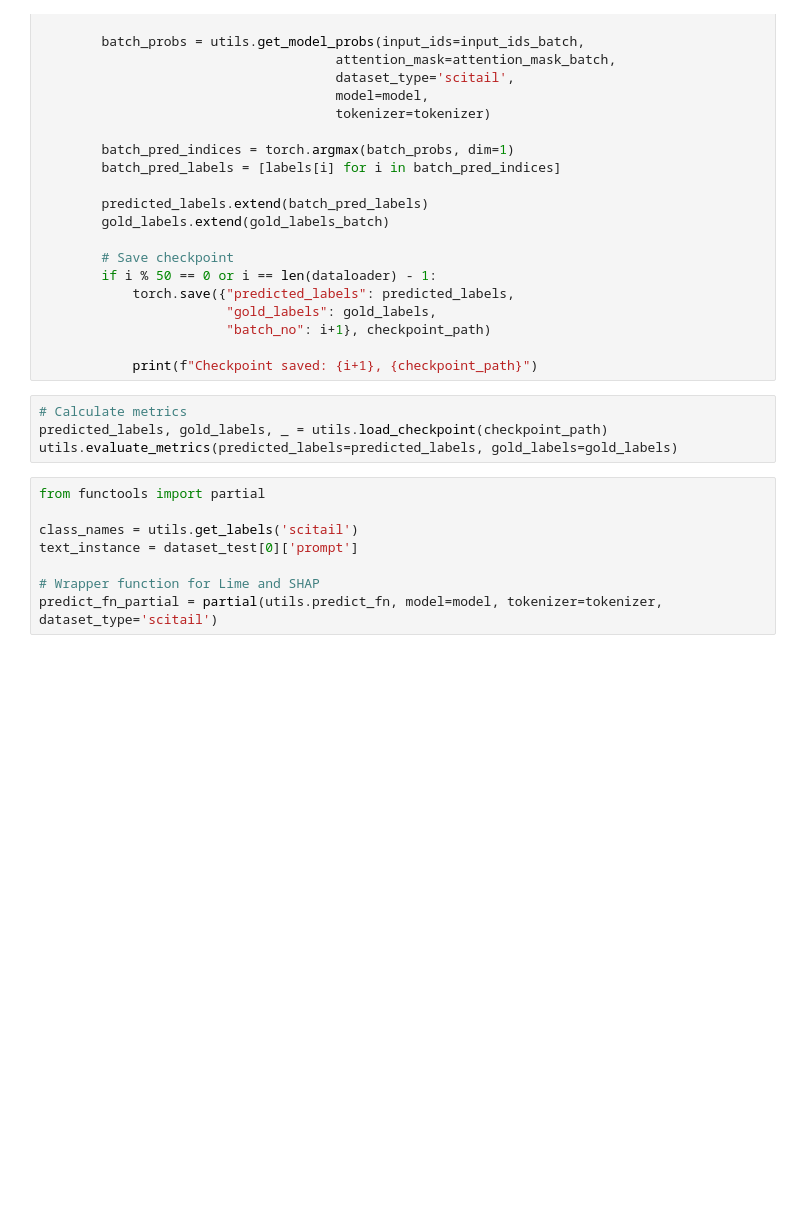
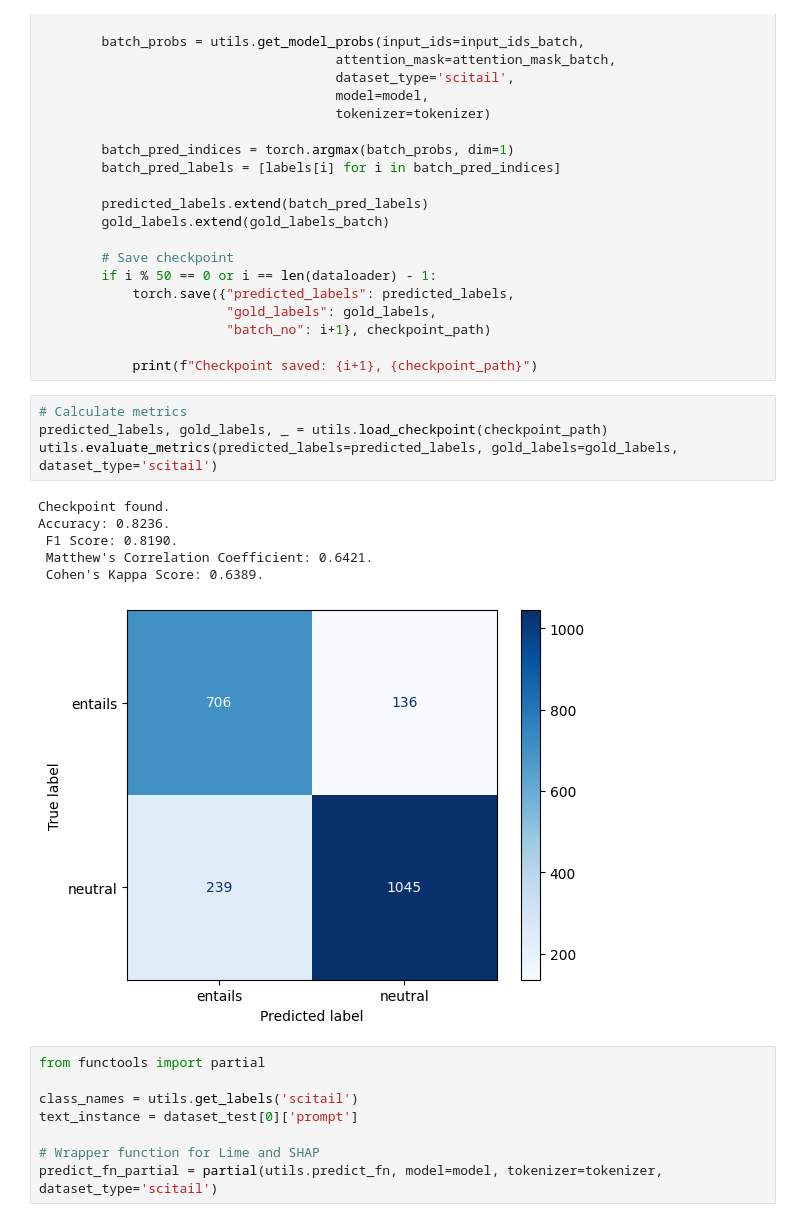
Before and after one commit to GeorgeDikaios/NLI-LLM-Study, a Jupyter notebook: Notebooks/Scitail_Notebooks/Scitail-Mistral-7B-Instruct-v0.3-zero-shot/scitail_Mistral_7B_Instruct_v0_3_zero_shot.ipynb, the cells around one changed output. Drawn from its saved outputs; the diff is of its cells as text; blank space fills up the shorter version.

```diff
--- a/Notebooks/Scitail_Notebooks/Scitail-Mistral-7B-Instruct-v0.3-zero-shot/scitail_Mistral_7B_Instruct_v0_3_zero_shot.ipynb
+++ b/Notebooks/Scitail_Notebooks/Scitail-Mistral-7B-Instruct-v0.3-zero-shot/scitail_Mistral_7B_Instruct_v0_3_zero_shot.ipynb
@@ -211,7 +211,14 @@ with torch.no_grad():
 # %%
 # Calculate metrics
 predicted_labels, gold_labels, _ = utils.load_checkpoint(checkpoint_path)
-utils.evaluate_metrics(predicted_labels=predicted_labels, gold_labels=gold_labels)
+utils.evaluate_metrics(predicted_labels=predicted_labels, gold_labels=gold_labels, dataset_type='scitail')
+# %% [output]
+Checkpoint found.
+Accuracy: 0.8236.
+ F1 Score: 0.8190.
+ Matthew's Correlation Coefficient: 0.6421.
+ Cohen's Kappa Score: 0.6389.
+[figure, added]
 # %%
 from functools import partial
 
```
Also changed, not shown: parts of 1 cell of this notebook, 6 other files.
